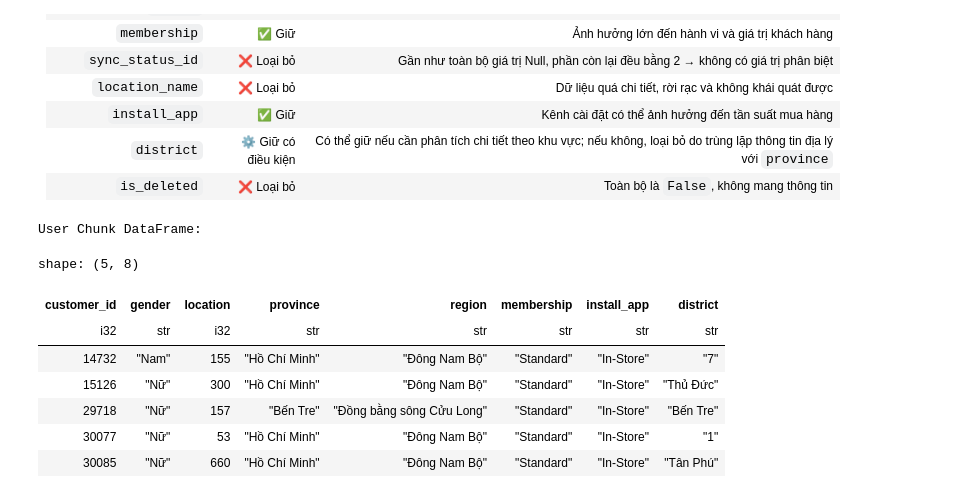
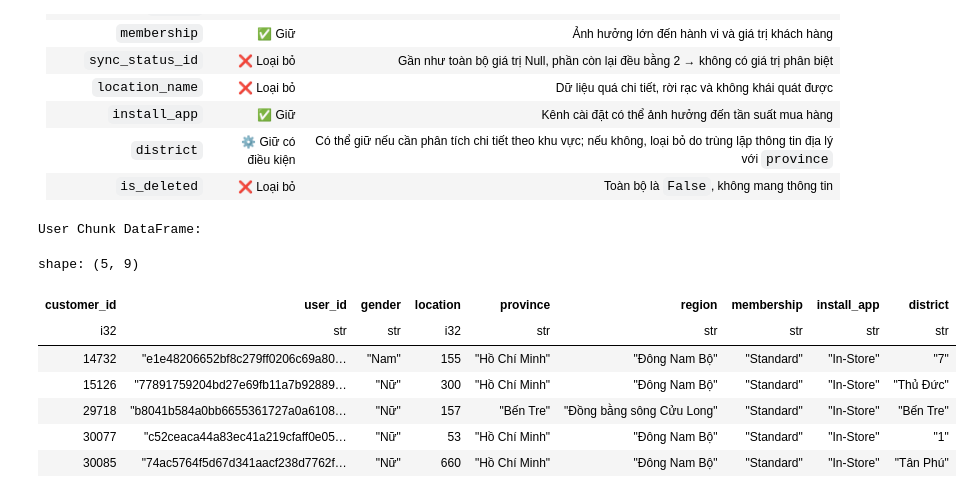
Before and after one commit to Aluminat2402/05_C_Python_For_ML, a Jupyter notebook: Task_2_Preprocessing/Task_1_Loai_Bo_Cot.ipynb, the cells around one changed output. Drawn from its saved outputs; the diff is of its cells as text; code cells hidden in the pictures.

```diff
--- a/Task_2_Preprocessing/Task_1_Loai_Bo_Cot.ipynb
+++ b/Task_2_Preprocessing/Task_1_Loai_Bo_Cot.ipynb
@@ -48,21 +48,21 @@ df_purchase = dataframes["purchase_history_chunk"]
 df_item = dataframes["item_chunk"]
 # %%
 cols_to_keep_user = [
-    'customer_id', 'gender', 'location', 'province',
+    'customer_id', 'user_id', 'gender', 'location', 'province',
     'region', 'membership', 'install_app', 'district'
 ]
 
 df_user = df_user.select(cols_to_keep_user)
 
 print("User Chunk DataFrame:")
 df_user.head()
 # %% [output]
 User Chunk DataFrame:
-shape: (5, 8)
+shape: (5, 9)
-| customer_id | gender | location | province | region | membership | install_app | district |
-| i32 | str | i32 | str | str | str | str | str |
-| 14732 | "Nam" | 155 | "Hồ Chí Minh" | "Đông Nam Bộ" | "Standard" | "In-Store" | "7" |
-| 15126 | "Nữ" | 300 | "Hồ Chí Minh" | "Đông Nam Bộ" | "Standard" | "In-Store" | "Thủ Đức" |
-| 29718 | "Nữ" | 157 | "Bến Tre" | "Đồng bằng sông Cửu Long" | "Standard" | "In-Store" | "Bến Tre" |
-| 30077 | "Nữ" | 53 | "Hồ Chí Minh" | "Đông Nam Bộ" | "Standard" | "In-Store" | "1" |
-| 30085 | "Nữ" | 660 | "Hồ Chí Minh" | "Đông Nam Bộ" | "Standard" | "In-Store" | "Tân Phú" |
+| customer_id | user_id | gender | location | province | region | membership | install_app | district |
+| i32 | str | str | i32 | str | str | str | str | str |
+| 14732 | "e1e48206652bf8c279ff0206c69a80… | "Nam" | 155 | "Hồ Chí Minh" | "Đông Nam Bộ" | "Standard" | "In-Store" | "7" |
+| 15126 | "77891759204bd27e69fb11a7b92889… | "Nữ" | 300 | "Hồ Chí Minh" | "Đông Nam Bộ" | "Standard" | "In-Store" | "Thủ Đức" |
+| 29718 | "b8041b584a0bb6655361727a0a6108… | "Nữ" | 157 | "Bến Tre" | "Đồng bằng sông Cửu Long" | "Standard" | "In-Store" | "Bến Tre" |
+| 30077 | "c52ceaca44a83ec41a219cfaff0e05… | "Nữ" | 53 | "Hồ Chí Minh" | "Đông Nam Bộ" | "Standard" | "In-Store" | "1" |
+| 30085 | "74ac5764f5d67d341aacf238d7762f… | "Nữ" | 660 | "Hồ Chí Minh" | "Đông Nam Bộ" | "Standard" | "In-Store" | "Tân Phú" |
```
Also changed, not shown: parts of 2 cells of this notebook.
